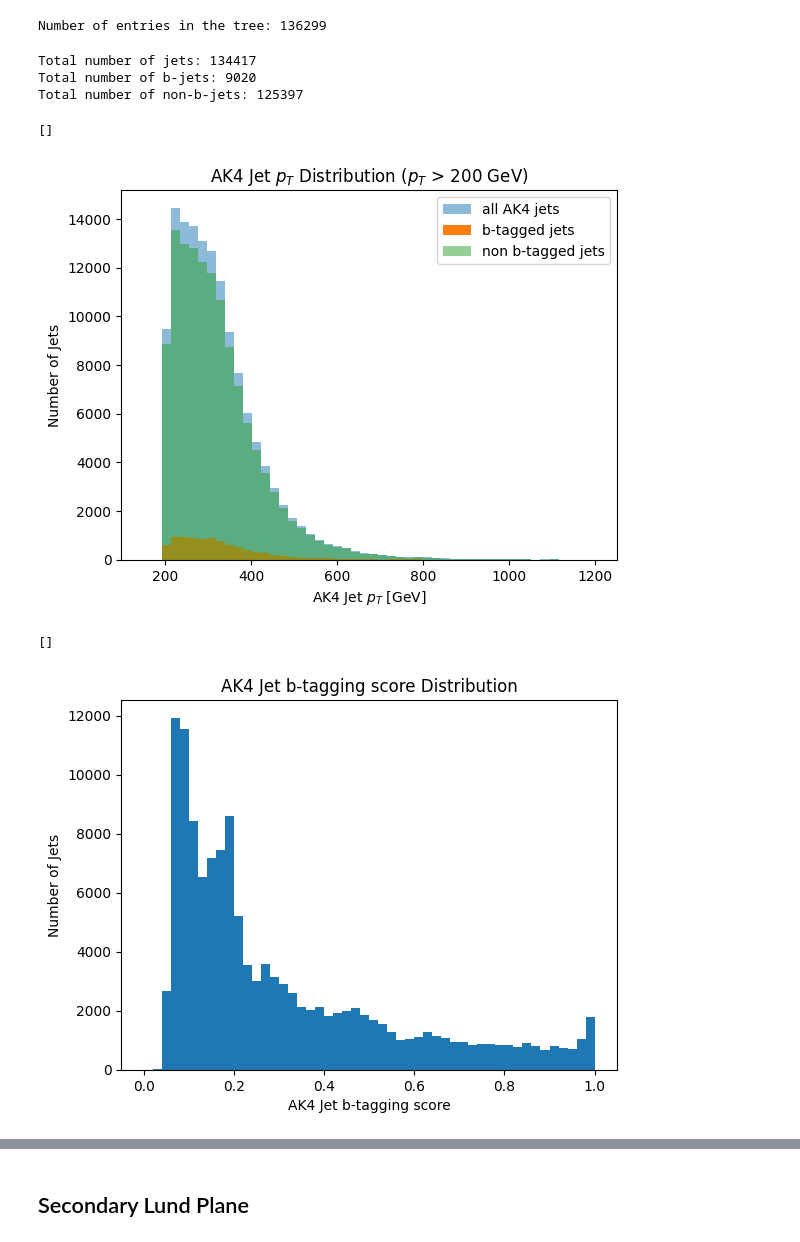
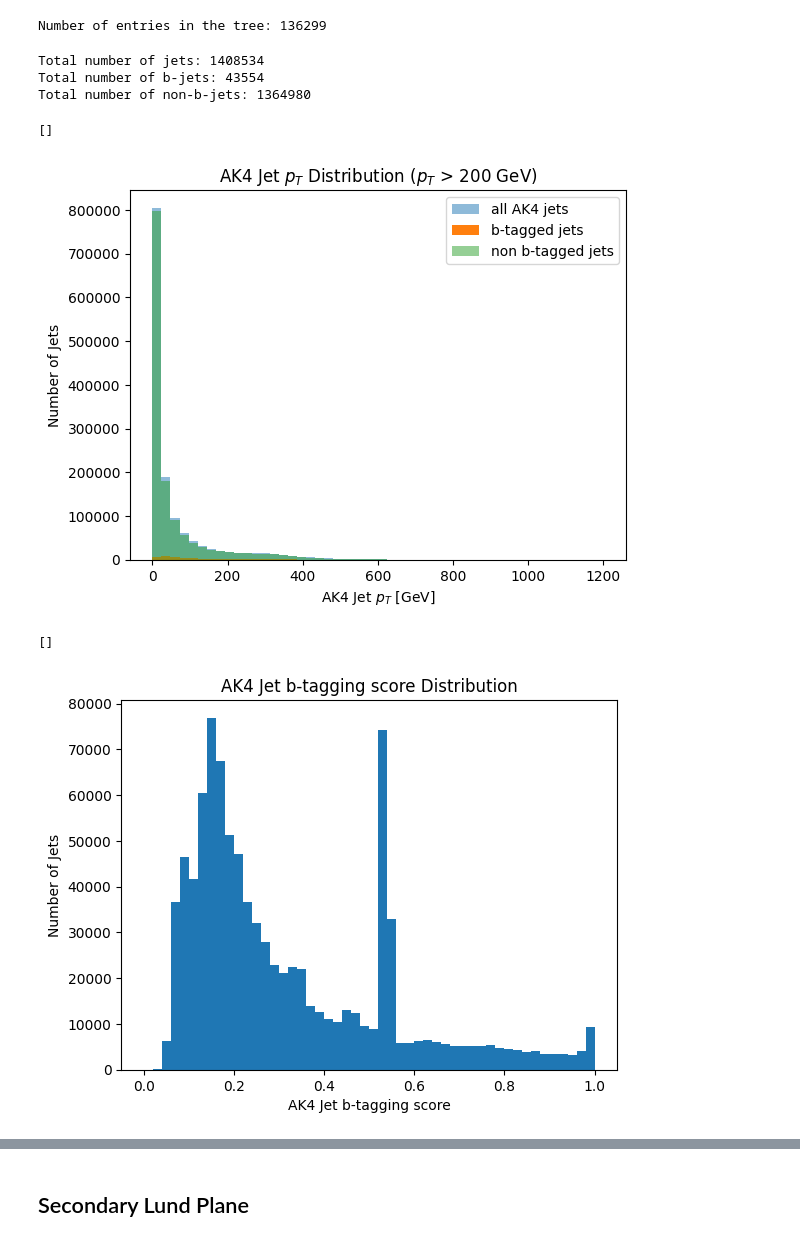
Before and after one commit to ISTAlexandre/PIC2-CMS-Jet-Substructure, a Jupyter notebook: python/plot_lund.ipynb, the cells around one changed output, grey strips where cells are left out. Drawn from its saved outputs; the diff is of its cells as text; code cells hidden in the pictures.

Commit message:
v0.4.1
Added figures and corrected them

```diff
--- a/python/plot_lund.ipynb
+++ b/python/plot_lund.ipynb
@@ -67,7 +67,7 @@ for entry in range(n_entries):
     tree.GetEntry(entry)
     for jet_i in range(len(tree.jet_pt)):
         bscore = tree.jet_btag[jet_i]
-        if tree.jetAK[jet_i] == 4 and tree.jet_pt[jet_i] > 200:
+        if tree.jetAK[jet_i] == 4:
             ak4_pts.append(tree.jet_pt[jet_i])
             btag_list.append(bscore)
             if bscore > 0.8:
@@ -79,22 +79,22 @@ print(f"Total number of jets: {len(ak4_pts)}")
 print(f"Total number of b-jets: {len(b_pts)}")
 print(f"Total number of non-b-jets: {len(nob_pts)}")
 # %% [output]
-Total number of jets: 134417
-Total number of b-jets: 9020
-Total number of non-b-jets: 125397
+Total number of jets: 1408534
+Total number of b-jets: 43554
+Total number of non-b-jets: 1364980
 # %%
-plt.hist(ak4_pts, bins=50, range=(150, 1200),label='all AK4 jets', alpha=0.5)
-plt.hist(b_pts, bins=50, range=(150, 1200), alpha=1, label='b-tagged jets')
-plt.hist(nob_pts, bins=50, range=(150, 1200), alpha=0.5, label='non b-tagged jets')
+plt.hist(ak4_pts, bins=50, range=(0, 1200),label='all AK4 jets', alpha=0.5)
+plt.hist(b_pts, bins=50, range=(0, 1200), alpha=1, label='b-tagged jets')
+plt.hist(nob_pts, bins=50, range=(0, 1200), alpha=0.5, label='non b-tagged jets')
 plt.legend()
 plt.xlabel("AK4 Jet $p_{T}$ [GeV]")
 plt.ylabel("Number of Jets")
 plt.title("AK4 Jet $p_{T}$ Distribution ($p_{T}$ > 200 GeV)")
 
 plt.plot()
 # %% [output]
 []
-[figure, old version]
+[figure, new version]
 # %%
 plt.hist(btag_list, bins=50, range=(0, 1))
 plt.xlabel("AK4 Jet b-tagging score")
@@ -104,7 +104,7 @@ plt.title("AK4 Jet b-tagging score Distribution")
 plt.plot()
 # %% [output]
 []
-[figure, old version]
+[figure, new version]
 # %%
 file_path = "../root/out_1ED582EB-116D-7D4A-ACD3-B1FDD875261D.root"
 
```
Also changed, not shown: parts of 4 cells of this notebook, 4 other files.
